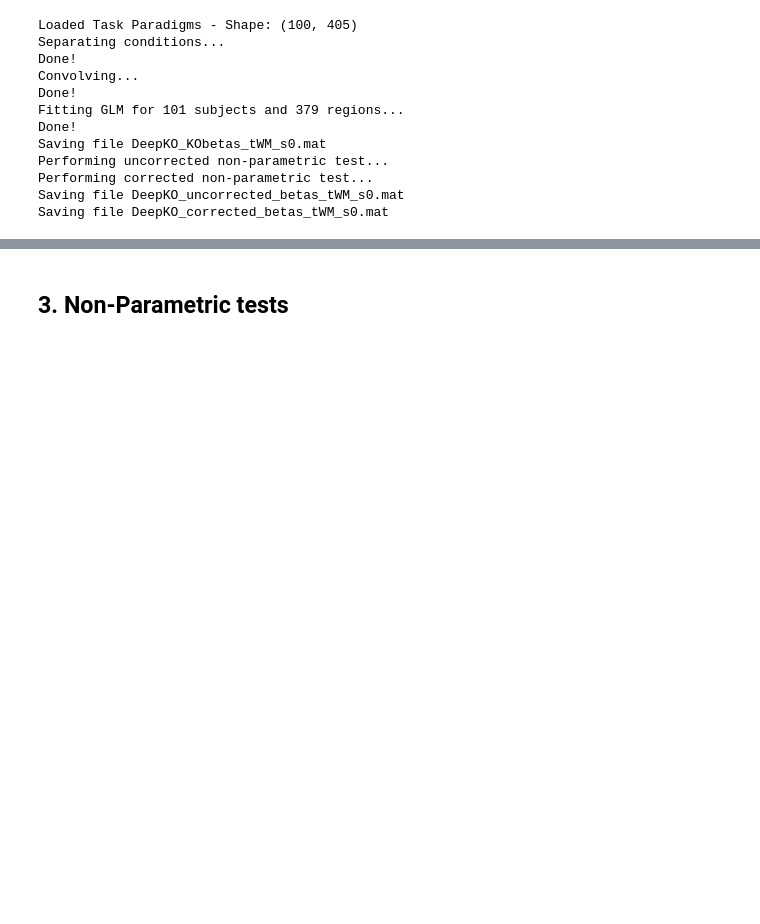
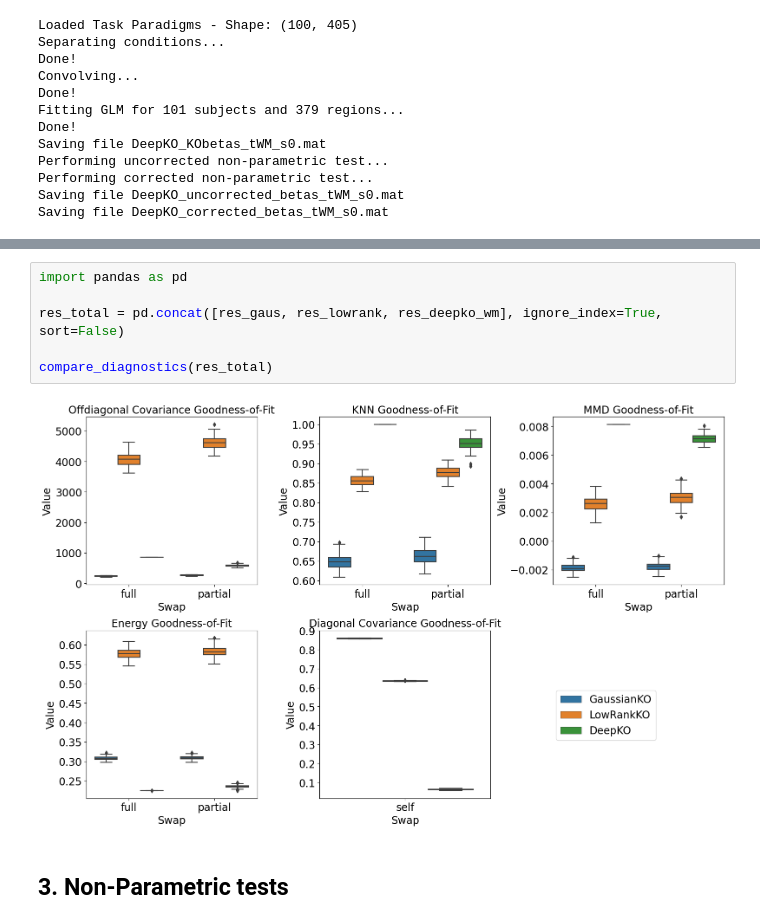
Before and after one commit to alec-flowers/machine-learning-cs433-p2, a Jupyter notebook: pipeline.ipynb, the cells around one changed output, grey strips where cells are left out. Drawn from its saved outputs; the diff is of its cells as text; blank space fills up the shorter version.

```diff
--- a/pipeline.ipynb
+++ b/pipeline.ipynb
@@ -299,3 +303,11 @@ Saving file DeepKO_corrected_betas_tWM_s0.mat
+# %%
+import pandas as pd
+
+res_total = pd.concat([res_gaus, res_lowrank, res_deepko_wm], ignore_index=True, sort=False)
+
+compare_diagnostics(res_total)
+# %% [output]
+[figure, added]
 # %% [markdown]
 ## 3. Non-Parametric tests
 # %%
```
Also changed, not shown: parts of 10 cells of this notebook, 2 other files.
